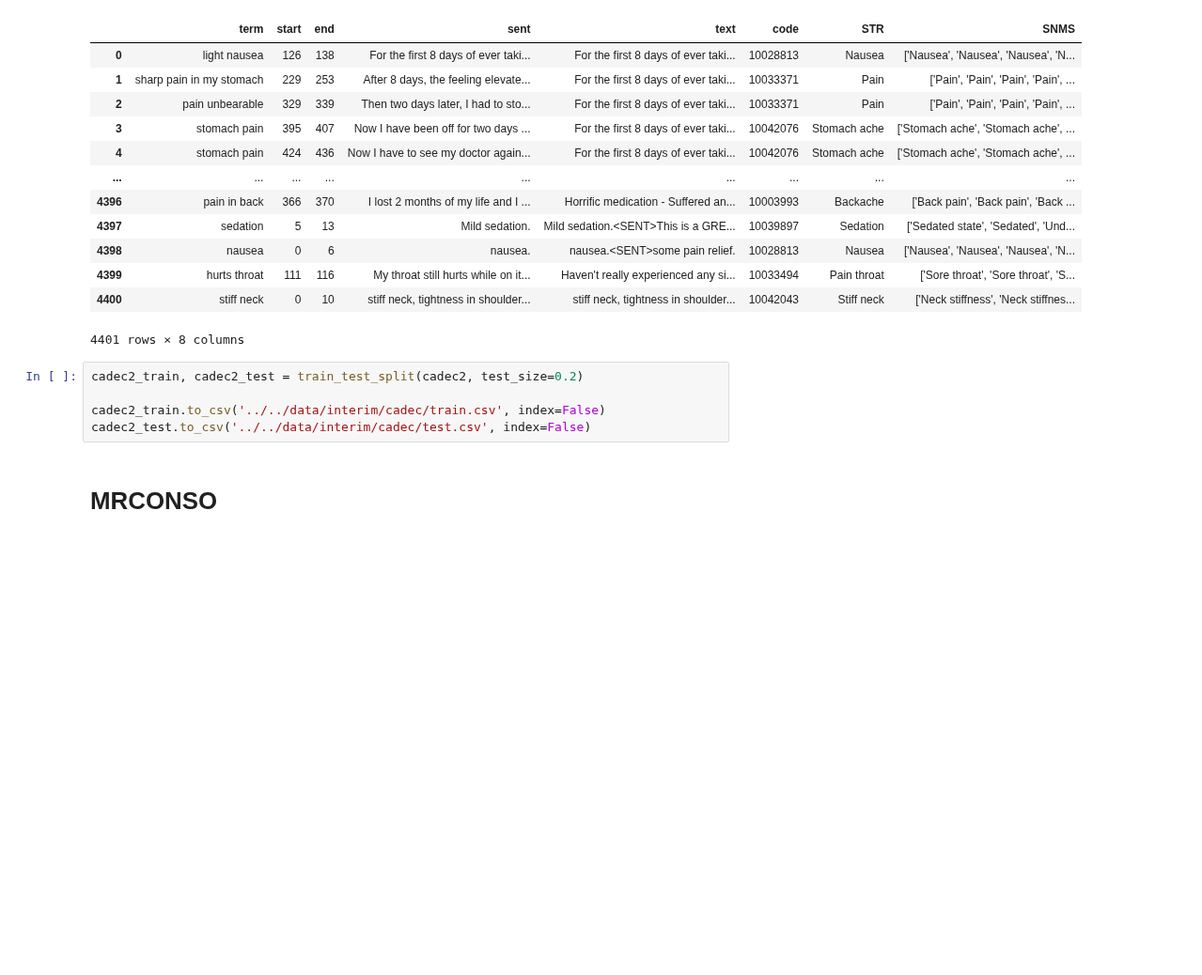
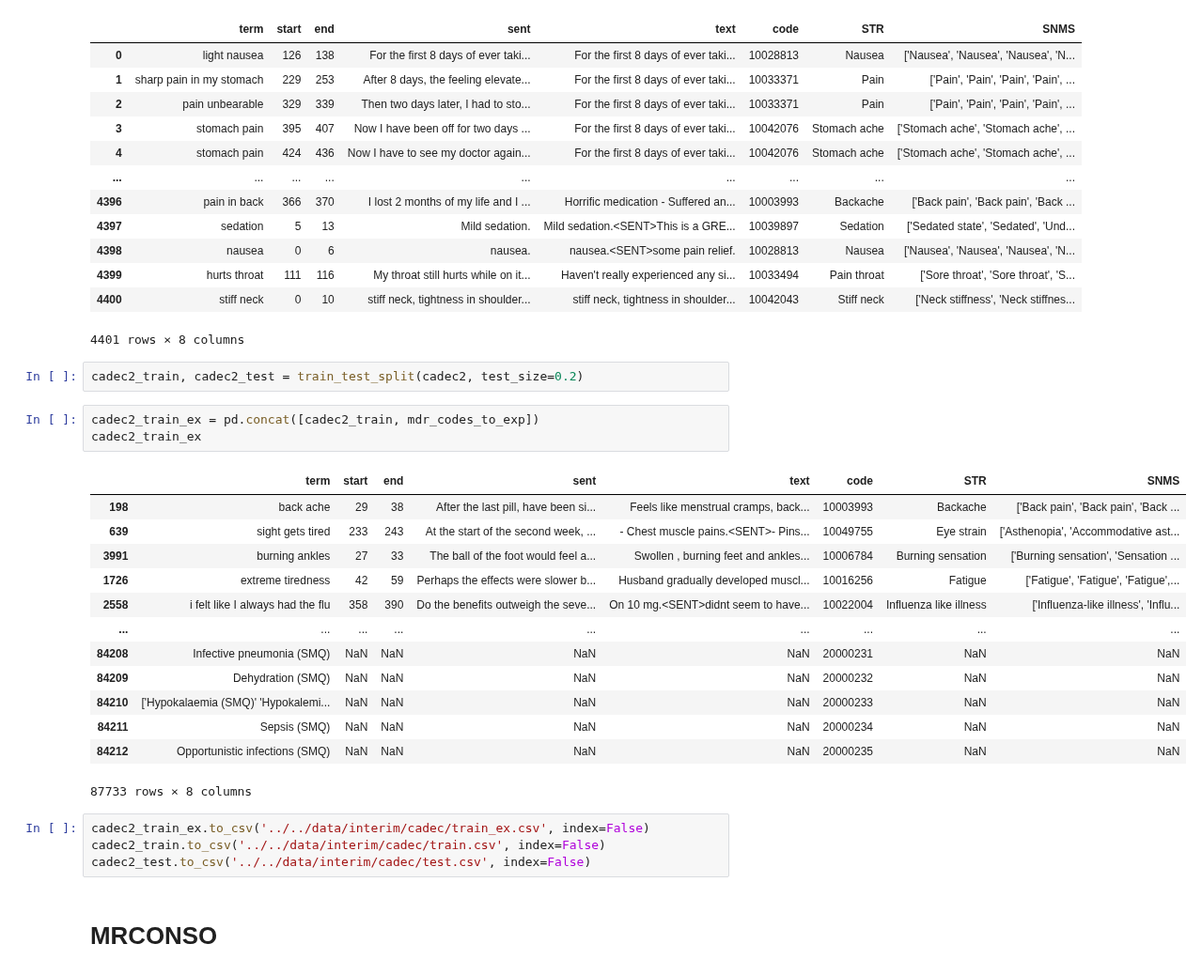
Before and after one commit to AlexKay28/MedConcNorm, a Jupyter notebook: notebooks/work_with_raw_data/get_train_test_csvs.ipynb, the cells around one changed output. Shown at 94% size. Saved outputs shown, nothing was run; the diff lists cells and outputs as text; blank space fills up the shorter version.

```diff
--- a/notebooks/work_with_raw_data/get_train_test_csvs.ipynb
+++ b/notebooks/work_with_raw_data/get_train_test_csvs.ipynb
@@ -392,9 +482,27 @@ cadec2
 | 4399 | hurts throat | 111 | 116 | My throat still hurts while on it... | Haven't really experienced any si... | 10033494 | Pain throat | ['Sore throat', 'Sore throat', 'S... |
 | 4400 | stiff neck | 0 | 10 | stiff neck, tightness in shoulder... | stiff neck, tightness in shoulder... | 10042043 | Stiff neck | ['Neck stiffness', 'Neck stiffnes... |
 4401 rows × 8 columns
+# %%
+cadec2_train, cadec2_test = train_test_split(cadec2, test_size=0.2)
+# %%
+cadec2_train_ex = pd.concat([cadec2_train, mdr_codes_to_exp])
+cadec2_train_ex
+# %% [output]
+|  | term | start | end | sent | text | code | STR | SNMS |
+| 198 | back ache | 29 | 38 | After the last pill, have been si... | Feels like menstrual cramps, back... | 10003993 | Backache | ['Back pain', 'Back pain', 'Back ... |
+| 639 | sight gets tired | 233 | 243 | At the start of the second week, ... | - Chest muscle pains.<SENT>- Pins... | 10049755 | Eye strain | ['Asthenopia', 'Accommodative ast... |
+| 3991 | burning ankles | 27 | 33 | The ball of the foot would feel a... | Swollen , burning feet and ankles... | 10006784 | Burning sensation | ['Burning sensation', 'Sensation ... |
+| 1726 | extreme tiredness | 42 | 59 | Perhaps the effects were slower b... | Husband gradually developed muscl... | 10016256 | Fatigue | ['Fatigue', 'Fatigue', 'Fatigue',... |
+| 2558 | i felt like I always had the flu | 358 | 390 | Do the benefits outweigh the seve... | On 10 mg.<SENT>didnt seem to have... | 10022004 | Influenza like illness | ['Influenza-like illness', 'Influ... |
+| ... | ... | ... | ... | ... | ... | ... | ... | ... |
+| 84208 | Infective pneumonia (SMQ) | NaN | NaN | NaN | NaN | 20000231 | NaN | NaN |
+| 84209 | Dehydration (SMQ) | NaN | NaN | NaN | NaN | 20000232 | NaN | NaN |
+| 84210 | ['Hypokalaemia (SMQ)' 'Hypokalemi... | NaN | NaN | NaN | NaN | 20000233 | NaN | NaN |
+| 84211 | Sepsis (SMQ) | NaN | NaN | NaN | NaN | 20000234 | NaN | NaN |
+| 84212 | Opportunistic infections (SMQ) | NaN | NaN | NaN | NaN | 20000235 | NaN | NaN |
+87733 rows × 8 columns
 # %%
-cadec2_train, cadec2_test = train_test_split(cadec2, test_size=0.2)
-
+cadec2_train_ex.to_csv('../../data/interim/cadec/train_ex.csv', index=False)
 cadec2_train.to_csv('../../data/interim/cadec/train.csv', index=False)
 cadec2_test.to_csv('../../data/interim/cadec/test.csv', index=False)
 # %% [markdown]
```
Also changed, not shown: parts of 16 cells of this notebook, 13 other files.
